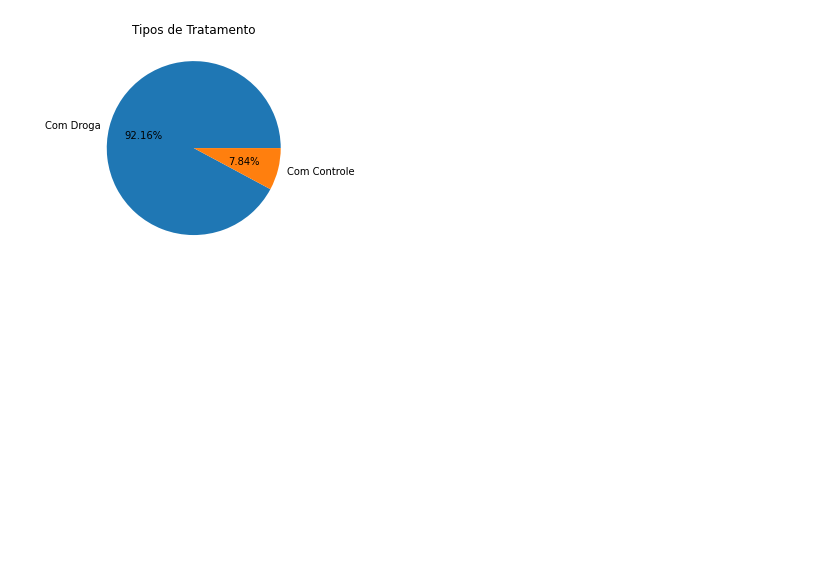
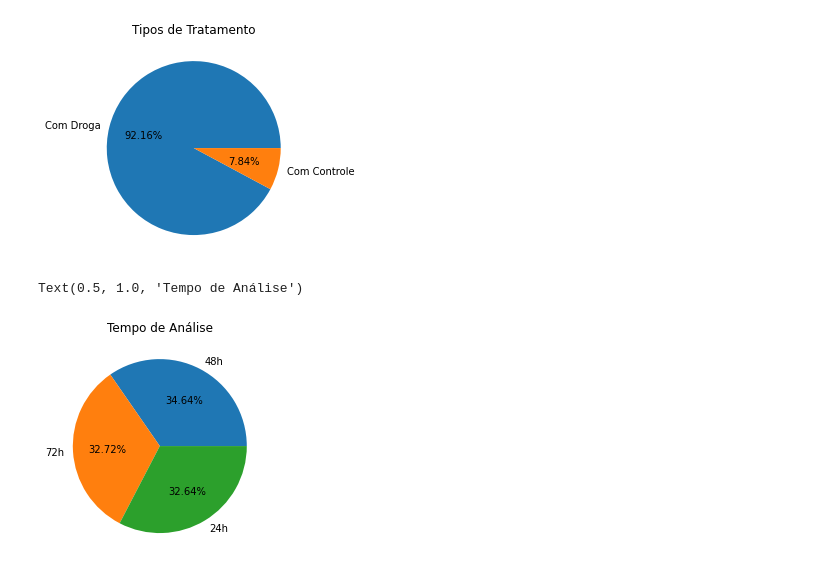
Before and after one commit to isaniolopes/imersao_dados, a Jupyter notebook: Alura.ipynb, the cells around one changed output. Drawn from its saved outputs; the diff is of its cells as text; code cells hidden in the pictures; blank space fills up the shorter version.

```diff
--- a/Alura.ipynb
+++ b/Alura.ipynb
@@ -232,3 +232,10 @@ plt.title('Tipos de Tratamento')
 # %% [output]
 Text(0.5, 1.0, 'Tipos de Tratamento')
 [figure]
+# %%
+#grafico com labels e percentual
+plt.pie(dados['tempo'].value_counts(),labels=['48h','72h','24h'],autopct='%1.2f%%')
+plt.title('Tempo de Análise')
+# %% [output]
+Text(0.5, 1.0, 'Tempo de Análise')
+[figure, added]
```
Also changed, not shown: parts of 1 cell of this notebook.
